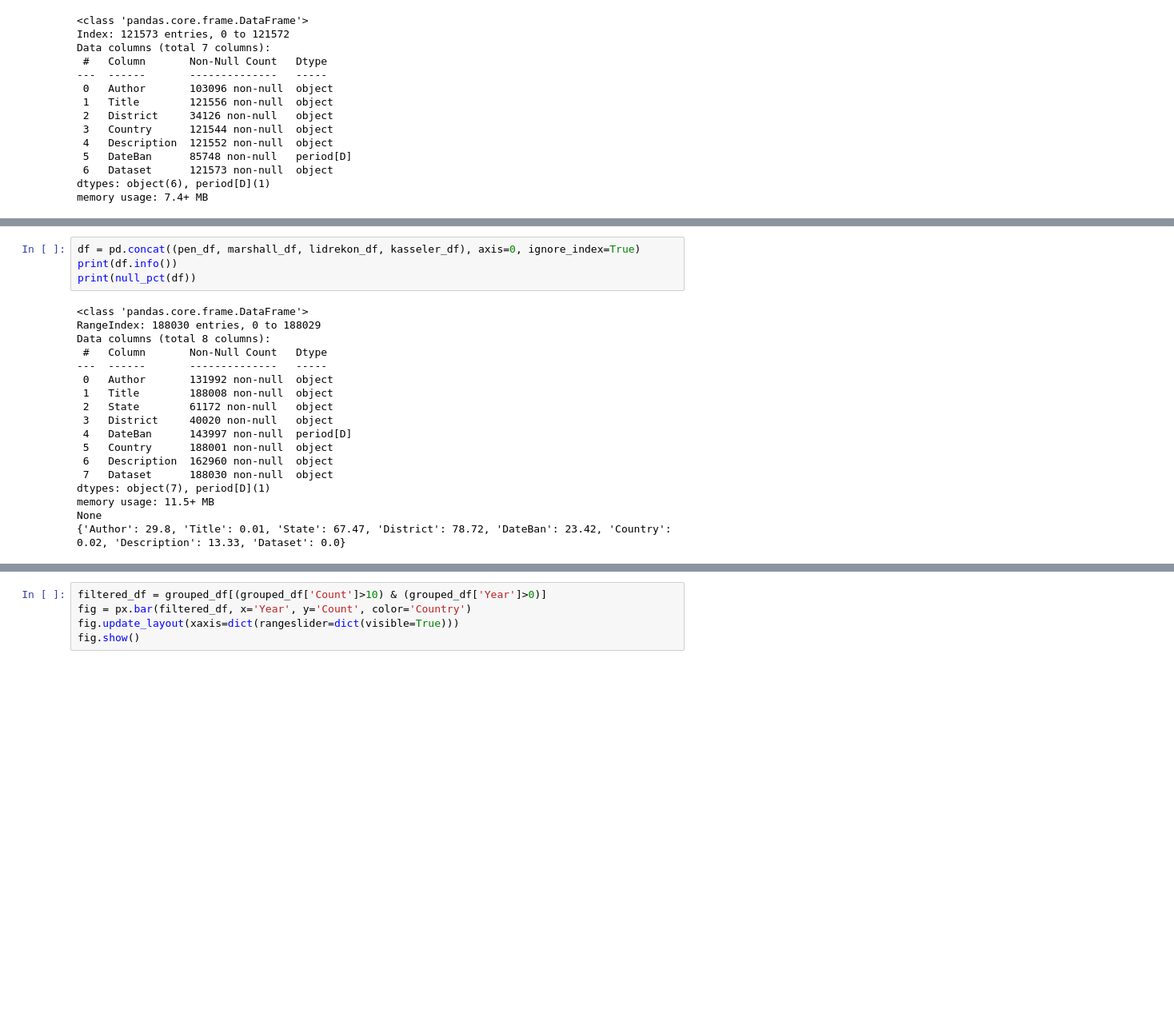
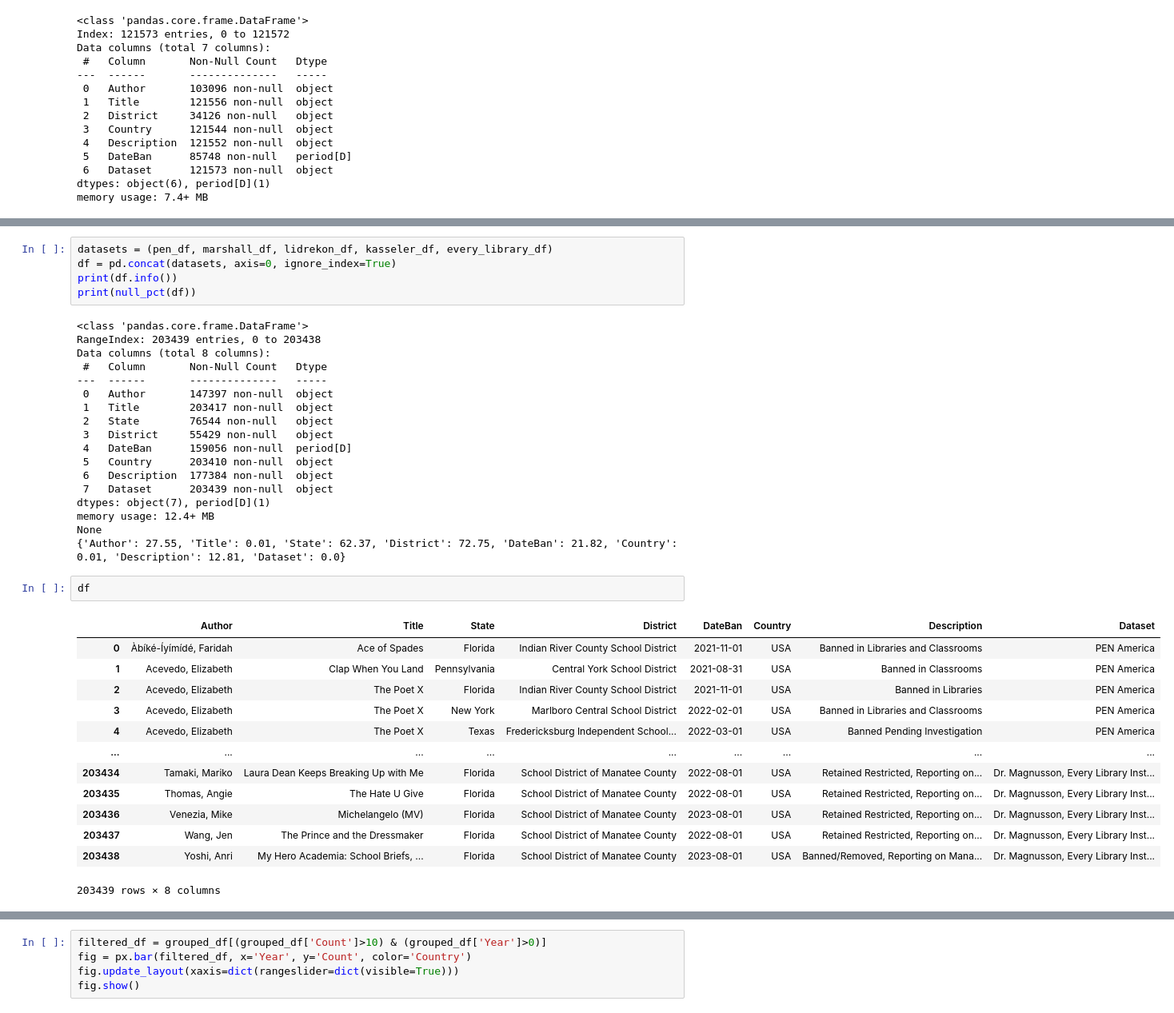
Before and after one commit to CerberusLatrans/NETSI-banned-books, a Jupyter notebook: dataset.ipynb, the cells around one changed output, grey strips where cells are left out. Shown at 80% size. Saved outputs shown, nothing was run; the diff lists cells and outputs as text; blank space fills up the shorter version.

```diff
--- a/dataset.ipynb
+++ b/dataset.ipynb
@@ -99,22 +125,39 @@ memory usage: 7.4+ MB
 # %%
-df = pd.concat((pen_df, marshall_df, lidrekon_df, kasseler_df), axis=0, ignore_index=True)
+datasets = (pen_df, marshall_df, lidrekon_df, kasseler_df, every_library_df)
+df = pd.concat(datasets, axis=0, ignore_index=True)
 print(df.info())
 print(null_pct(df))
 # %% [output]
 <class 'pandas.core.frame.DataFrame'>
-RangeIndex: 188030 entries, 0 to 188029
+RangeIndex: 203439 entries, 0 to 203438
 Data columns (total 8 columns):
  #   Column       Non-Null Count   Dtype
 ---  ------       --------------   -----
- 0   Author       131992 non-null  object
- 1   Title        188008 non-null  object
- 2   State        61172 non-null   object
- 3   District     40020 non-null   object
- 4   DateBan      143997 non-null  period[D]
- 5   Country      188001 non-null  object
- 6   Description  162960 non-null  object
- 7   Dataset      188030 non-null  object
+ 0   Author       147397 non-null  object
+ 1   Title        203417 non-null  object
+ 2   State        76544 non-null   object
+ 3   District     55429 non-null   object
+ 4   DateBan      159056 non-null  period[D]
+ 5   Country      203410 non-null  object
+ 6   Description  177384 non-null  object
+ 7   Dataset      203439 non-null  object
 dtypes: object(7), period[D](1)
-memory usage: 11.5+ MB
+memory usage: 12.4+ MB
 None
-{'Author': 29.8, 'Title': 0.01, 'State': 67.47, 'District': 78.72, 'DateBan': 23.42, 'Country': 0.02, 'Description': 13.33, 'Dataset': 0.0}
+{'Author': 27.55, 'Title': 0.01, 'State': 62.37, 'District': 72.75, 'DateBan': 21.82, 'Country': 0.01, 'Description': 12.81, 'Dataset': 0.0}
+# %%
+df
+# %% [output]
+|  | Author | Title | State | District | DateBan | Country | Description | Dataset |
+| 0 | Àbíké-Íyímídé, Faridah | Ace of Spades | Florida | Indian River County School District | 2021-11-01 | USA | Banned in Libraries and Classrooms | PEN America |
+| 1 | Acevedo, Elizabeth | Clap When You Land | Pennsylvania | Central York School District | 2021-08-31 | USA | Banned in Classrooms | PEN America |
+| 2 | Acevedo, Elizabeth | The Poet X | Florida | Indian River County School District | 2021-11-01 | USA | Banned in Libraries | PEN America |
+| 3 | Acevedo, Elizabeth | The Poet X | New York | Marlboro Central School District | 2022-02-01 | USA | Banned in Libraries and Classrooms | PEN America |
+| 4 | Acevedo, Elizabeth | The Poet X | Texas | Fredericksburg Independent School... | 2022-03-01 | USA | Banned Pending Investigation | PEN America |
+| ... | ... | ... | ... | ... | ... | ... | ... | ... |
+| 203434 | Tamaki, Mariko | Laura Dean Keeps Breaking Up with Me | Florida | School District of Manatee County | 2022-08-01 | USA | Retained Restricted, Reporting on... | Dr. Magnusson, Every Library Inst... |
+| 203435 | Thomas, Angie | The Hate U Give | Florida | School District of Manatee County | 2022-08-01 | USA | Retained Restricted, Reporting on... | Dr. Magnusson, Every Library Inst... |
+| 203436 | Venezia, Mike | Michelangelo (MV) | Florida | School District of Manatee County | 2023-08-01 | USA | Retained Restricted, Reporting on... | Dr. Magnusson, Every Library Inst... |
+| 203437 | Wang, Jen | The Prince and the Dressmaker | Florida | School District of Manatee County | 2022-08-01 | USA | Retained Restricted, Reporting on... | Dr. Magnusson, Every Library Inst... |
+| 203438 | Yoshi, Anri | My Hero Academia: School Briefs, ... | Florida | School District of Manatee County | 2023-08-01 | USA | Banned/Removed, Reporting on Mana... | Dr. Magnusson, Every Library Inst... |
+203439 rows × 8 columns
```
Also changed, not shown: parts of 7 cells of this notebook, 7 other files.
